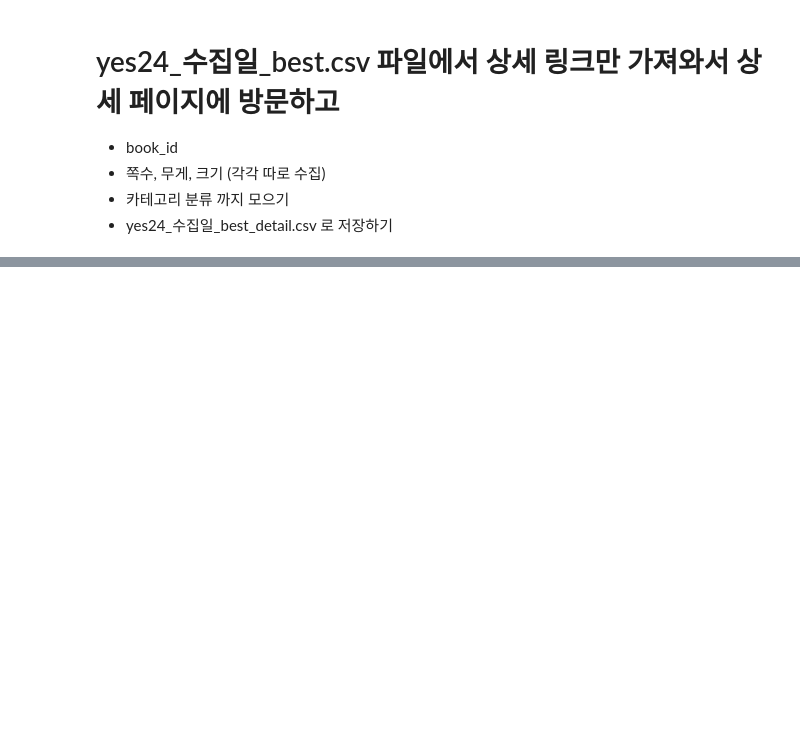
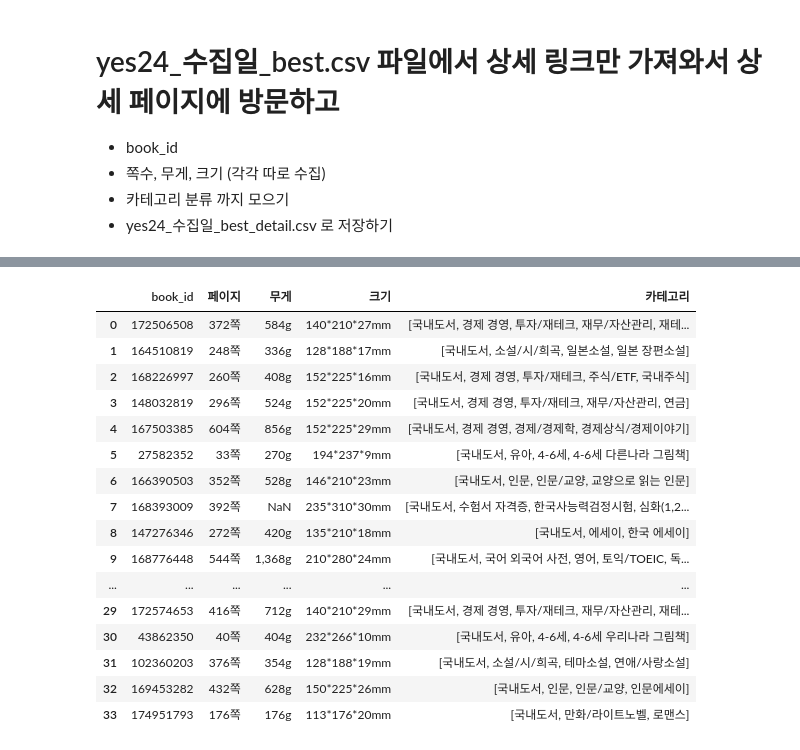
Before and after one commit to jaehee041113/fintech4, a Jupyter notebook: 05data_scraping/05_정적웹페이지에서 데이터 수집하기_yes24.ipynb, the cells around one changed output, grey strips where cells are left out. Saved outputs shown, nothing was run; the diff lists cells and outputs as text; code cells hidden in the pictures; blank space fills up the shorter version.

```diff
--- a/05data_scraping/05_정적웹페이지에서 데이터 수집하기_yes24.ipynb
+++ b/05data_scraping/05_정적웹페이지에서 데이터 수집하기_yes24.ipynb
@@ -257,0 +480,4 @@ df
+# %%
+data = pd.read_csv("./book_data/yes24_20260127_best.csv")
+detail_links = data['detail_link']
+detail_links
@@ -257,0 +554,29 @@ df
+# %%
+df2 = pd.DataFrame(all_detail_info)
+
+dir_name = "book_data"
+if not os.path.exists(dir_name):
+        os.mkdir(dir_name)
+        print(f"{dir_name}을 생성했습니다.")
+
+
+df2.to_csv(f"./{dir_name}/yes24_{today}_best_detail.csv")
+df2
+# %% [output]
+|  | book_id | 페이지 | 무게 | 크기 | 카테고리 |
+| 0 | 172506508 | 372쪽 | 584g | 140*210*27mm | [국내도서, 경제 경영, 투자/재테크, 재무/자산관리, 재테... |
+| 1 | 164510819 | 248쪽 | 336g | 128*188*17mm | [국내도서, 소설/시/희곡, 일본소설, 일본 장편소설] |
+| 2 | 168226997 | 260쪽 | 408g | 152*225*16mm | [국내도서, 경제 경영, 투자/재테크, 주식/ETF, 국내주식] |
+| 3 | 148032819 | 296쪽 | 524g | 152*225*20mm | [국내도서, 경제 경영, 투자/재테크, 재무/자산관리, 연금] |
+| 4 | 167503385 | 604쪽 | 856g | 152*225*29mm | [국내도서, 경제 경영, 경제/경제학, 경제상식/경제이야기] |
+| 5 | 27582352 | 33쪽 | 270g | 194*237*9mm | [국내도서, 유아, 4-6세, 4-6세 다른나라 그림책] |
+| 6 | 166390503 | 352쪽 | 528g | 146*210*23mm | [국내도서, 인문, 인문/교양, 교양으로 읽는 인문] |
+| 7 | 168393009 | 392쪽 | NaN | 235*310*30mm | [국내도서, 수험서 자격증, 한국사능력검정시험, 심화(1,2... |
+| 8 | 147276346 | 272쪽 | 420g | 135*210*18mm | [국내도서, 에세이, 한국 에세이] |
+| 9 | 168776448 | 544쪽 | 1,368g | 210*280*24mm | [국내도서, 국어 외국어 사전, 영어, 토익/TOEIC, 독... |
+| ... | ... | ... | ... | ... | ... |
+| 29 | 172574653 | 416쪽 | 712g | 140*210*29mm | [국내도서, 경제 경영, 투자/재테크, 재무/자산관리, 재테... |
+| 30 | 43862350 | 40쪽 | 404g | 232*266*10mm | [국내도서, 유아, 4-6세, 4-6세 우리나라 그림책] |
+| 31 | 102360203 | 376쪽 | 354g | 128*188*19mm | [국내도서, 소설/시/희곡, 테마소설, 연애/사랑소설] |
+| 32 | 169453282 | 432쪽 | 628g | 150*225*26mm | [국내도서, 인문, 인문/교양, 인문에세이] |
+| 33 | 174951793 | 176쪽 | 176g | 113*176*20mm | [국내도서, 만화/라이트노벨, 로맨스] |
```
Also changed, not shown: parts of 28 cells of this notebook, 2 other files.
